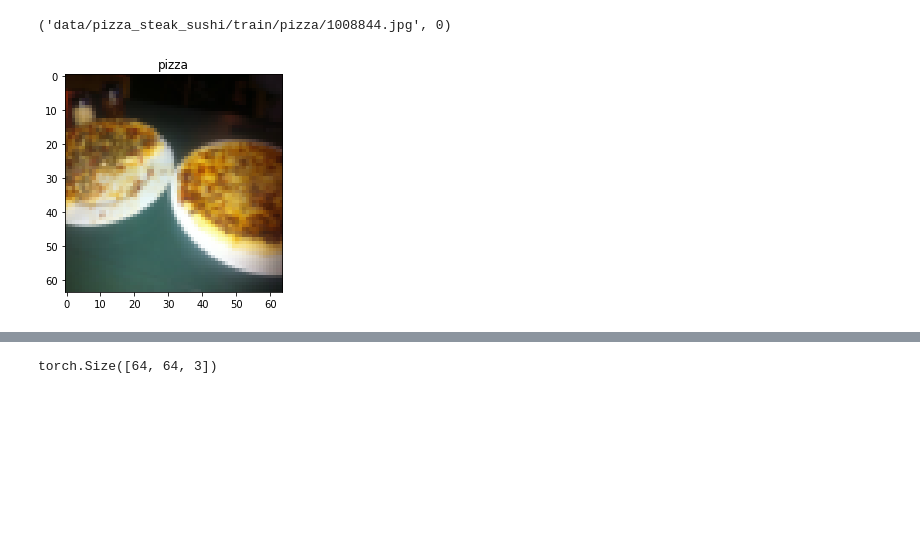
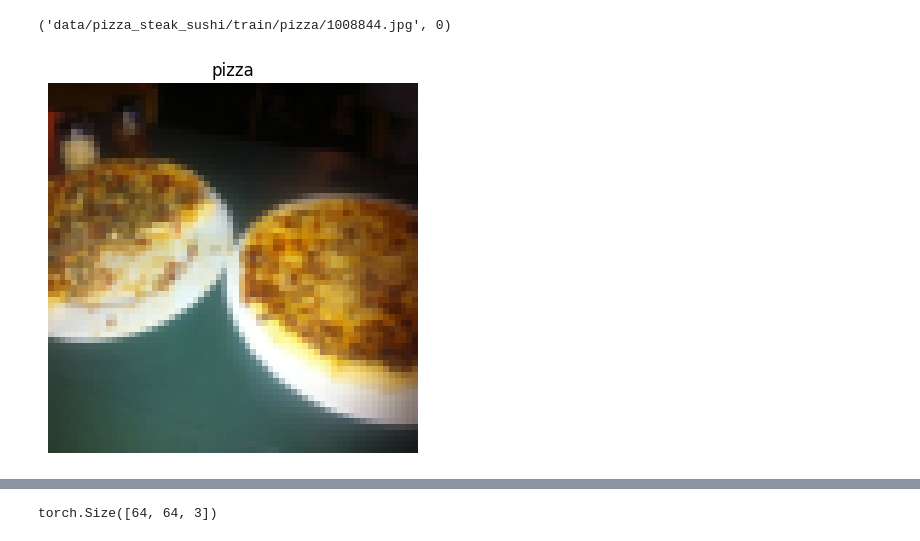
Before and after one commit to MananShukla7/Pytorch-CV, a Jupyter notebook: 05_Custom_Datasets_Pytorch.ipynb, the cells around one changed output, grey strips where cells are left out. Cells and saved outputs as stored; diff of their text form; code cells hidden in the pictures; blank space fills up the shorter version.

```diff
--- a/05_Custom_Datasets_Pytorch.ipynb
+++ b/05_Custom_Datasets_Pytorch.ipynb
@@ -313,9 +314,11 @@ train_data[0]
 img,label=train_data[0][0],train_data[0][1]
 # %%
 plt.imshow(train_data[0][0].permute(1,2,0))
-plt.title(class_names[label[train_data[0][1]]]);
+# plt.title(class_names[label[train_data[0][1]]])
+plt.title(class_names[label]);
+plt.axis(False);
 # %% [output]
-[figure, old version]
+[figure, new version]
 # %%
 print(f"Image tensor:\n {train_data[0][0]}")
 print(f"Image label: {train_data[0][1]}")
```
Also changed, not shown: parts of 29 cells of this notebook.
